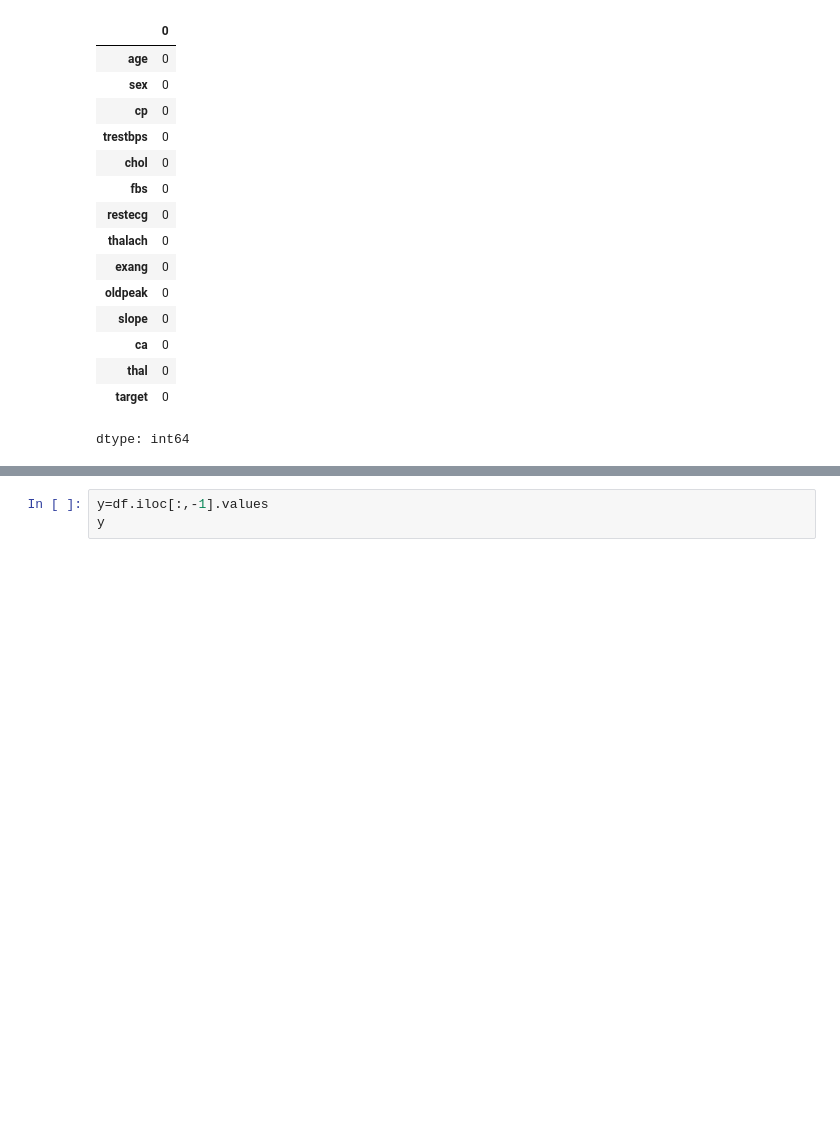
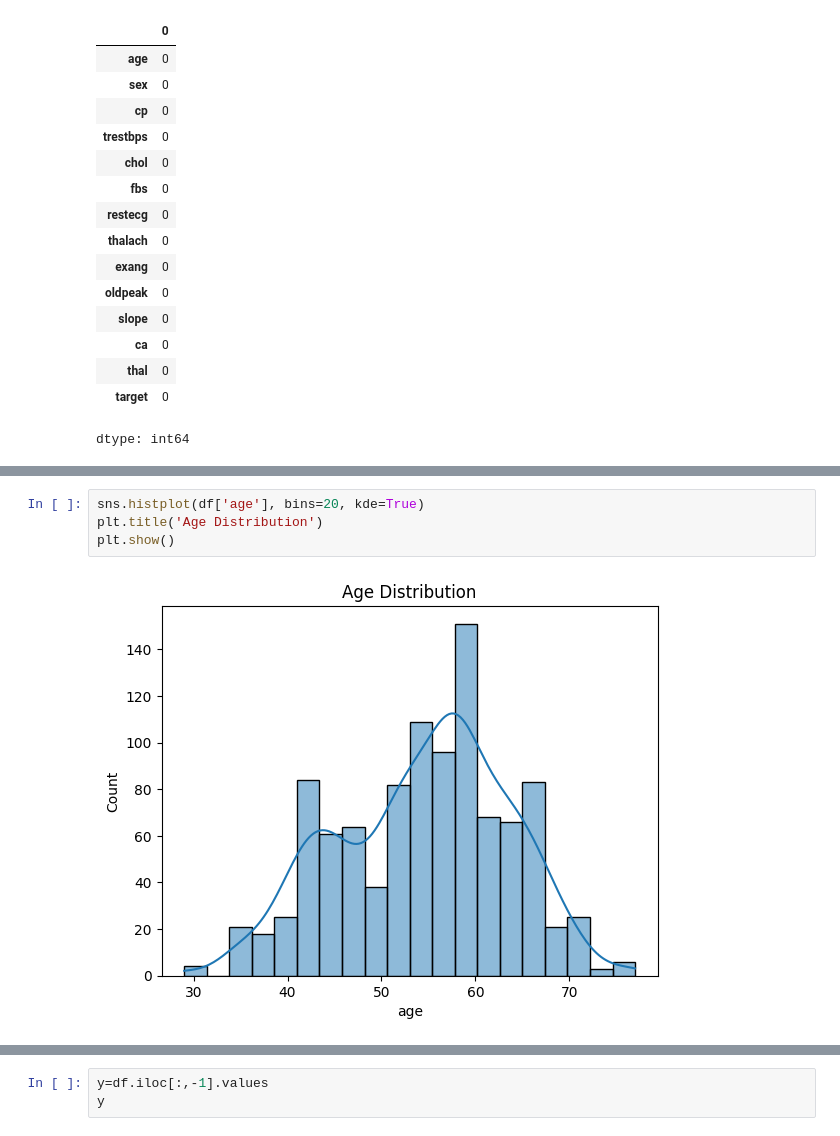
Before and after one commit to Lekshmi-21/Project, a Jupyter notebook: heart.ipynb, the cells around one changed output, grey strips where cells are left out. Drawn from its saved outputs; the diff is of its cells as text; blank space fills up the shorter version.

```diff
--- a/heart.ipynb
+++ b/heart.ipynb
@@ -139,0 +162,6 @@ dtype: int64
+# %%
+sns.histplot(df['age'], bins=20, kde=True)
+plt.title('Age Distribution')
+plt.show()
+# %% [output]
+[figure, added]
```
Also changed, not shown: parts of 28 cells of this notebook.
